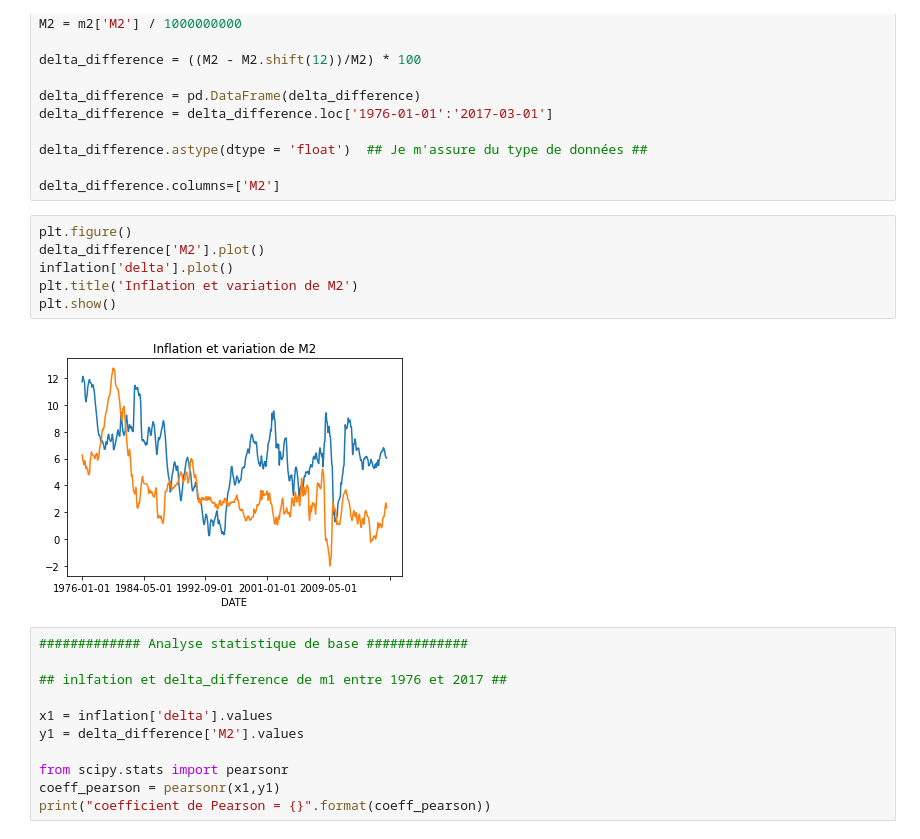
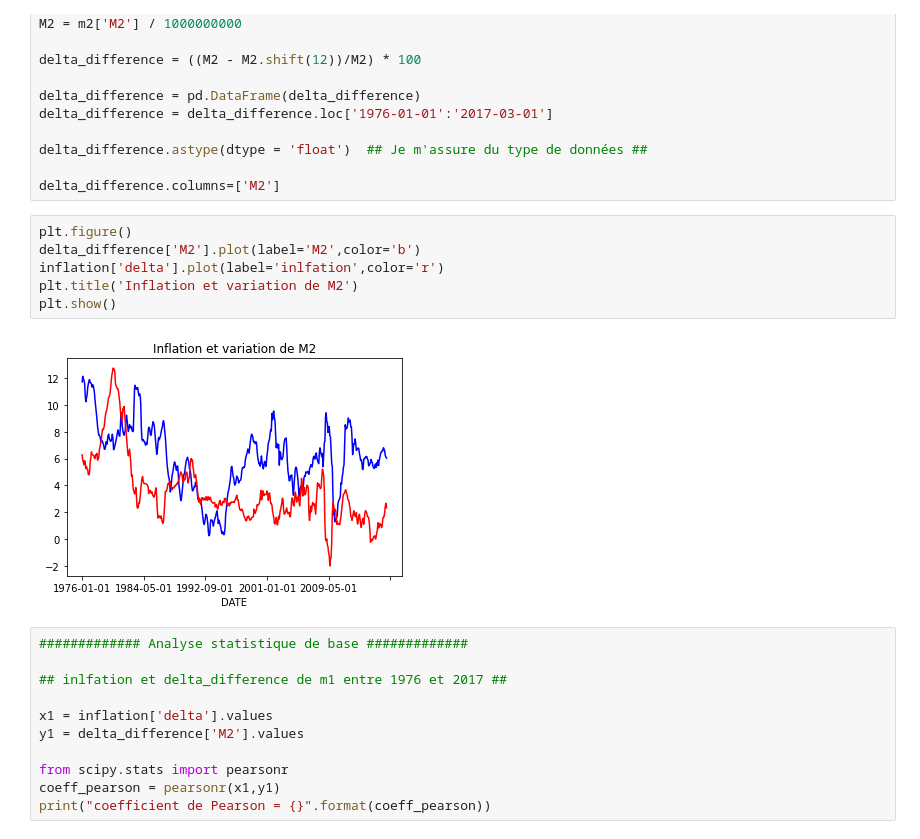
Before and after one commit to felipe-fp/corcovado, a Jupyter notebook: M2_analysis.ipynb, the cells around one changed output. Cells and saved outputs as stored; diff of their text form.

```diff
--- a/M2_analysis.ipynb
+++ b/M2_analysis.ipynb
@@ -33,12 +33,12 @@ delta_difference.astype(dtype = 'float')  ## Je m'assure du type de données ##
 delta_difference.columns=['M2']
 # %%
 plt.figure()
-delta_difference['M2'].plot()
-inflation['delta'].plot()
+delta_difference['M2'].plot(label='M2',color='b')
+inflation['delta'].plot(label='inlfation',color='r')
 plt.title('Inflation et variation de M2')
 plt.show()
 # %% [output]
-[figure, old version]
+[figure, new version]
 # %%
 ############# Analyse statistique de base #############
 
```
